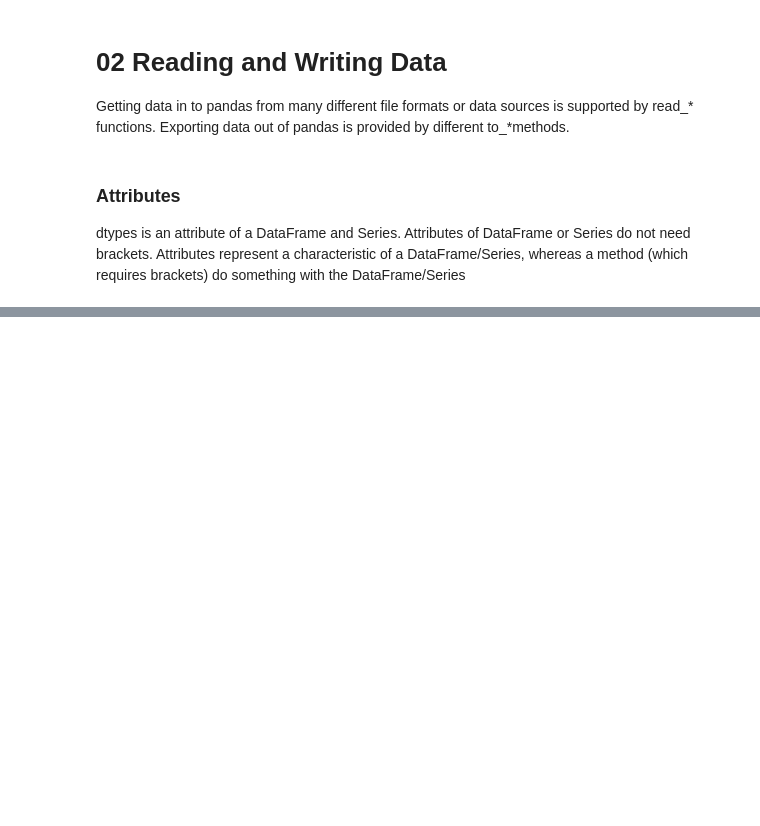
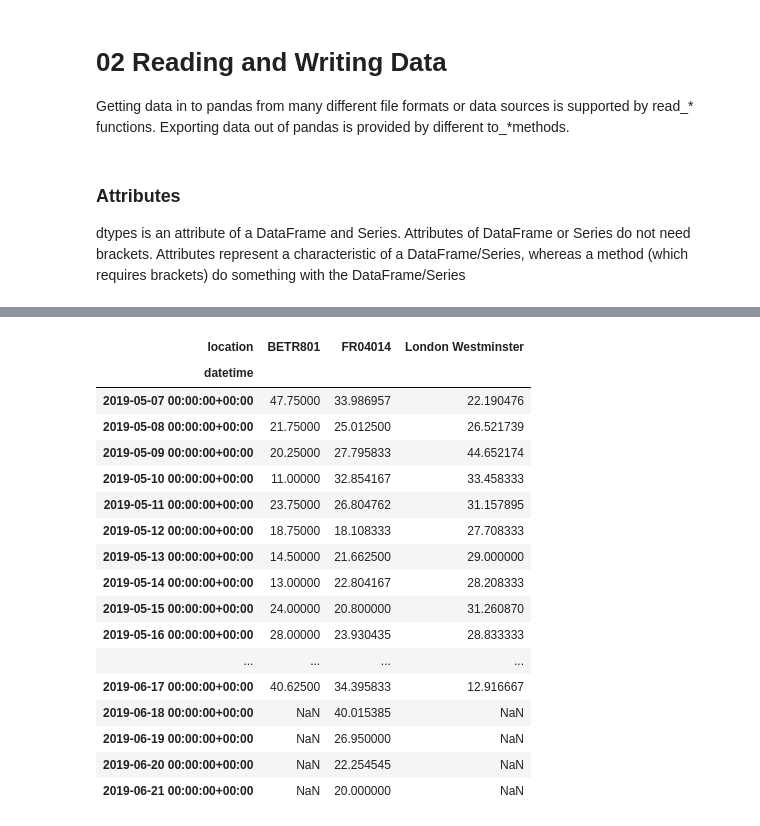
Before and after one commit to Verus121/data_science, a Jupyter notebook: pandas_tutorial.ipynb, the cells around one changed output, grey strips where cells are left out. Cells and saved outputs as stored; diff of their text form; code cells hidden in the pictures; blank space fills up the shorter version.

```diff
--- a/pandas_tutorial.ipynb
+++ b/pandas_tutorial.ipynb
@@ -67,0 +364,22 @@ titanic_data["Age"].shape
+# %%
+daily_mean = no_2.resample("D").mean()
+daily_mean
+# %% [output]
+| location | BETR801 | FR04014 | London Westminster |
+| datetime |  |  |  |
+| 2019-05-07 00:00:00+00:00 | 47.75000 | 33.986957 | 22.190476 |
+| 2019-05-08 00:00:00+00:00 | 21.75000 | 25.012500 | 26.521739 |
+| 2019-05-09 00:00:00+00:00 | 20.25000 | 27.795833 | 44.652174 |
+| 2019-05-10 00:00:00+00:00 | 11.00000 | 32.854167 | 33.458333 |
+| 2019-05-11 00:00:00+00:00 | 23.75000 | 26.804762 | 31.157895 |
+| 2019-05-12 00:00:00+00:00 | 18.75000 | 18.108333 | 27.708333 |
+| 2019-05-13 00:00:00+00:00 | 14.50000 | 21.662500 | 29.000000 |
+| 2019-05-14 00:00:00+00:00 | 13.00000 | 22.804167 | 28.208333 |
+| 2019-05-15 00:00:00+00:00 | 24.00000 | 20.800000 | 31.260870 |
+| 2019-05-16 00:00:00+00:00 | 28.00000 | 23.930435 | 28.833333 |
+| ... | ... | ... | ... |
+| 2019-06-17 00:00:00+00:00 | 40.62500 | 34.395833 | 12.916667 |
+| 2019-06-18 00:00:00+00:00 | NaN | 40.015385 | NaN |
+| 2019-06-19 00:00:00+00:00 | NaN | 26.950000 | NaN |
+| 2019-06-20 00:00:00+00:00 | NaN | 22.254545 | NaN |
+| 2019-06-21 00:00:00+00:00 | NaN | 20.000000 | NaN |
```
Also changed, not shown: parts of 97 cells of this notebook, 26 other files.
